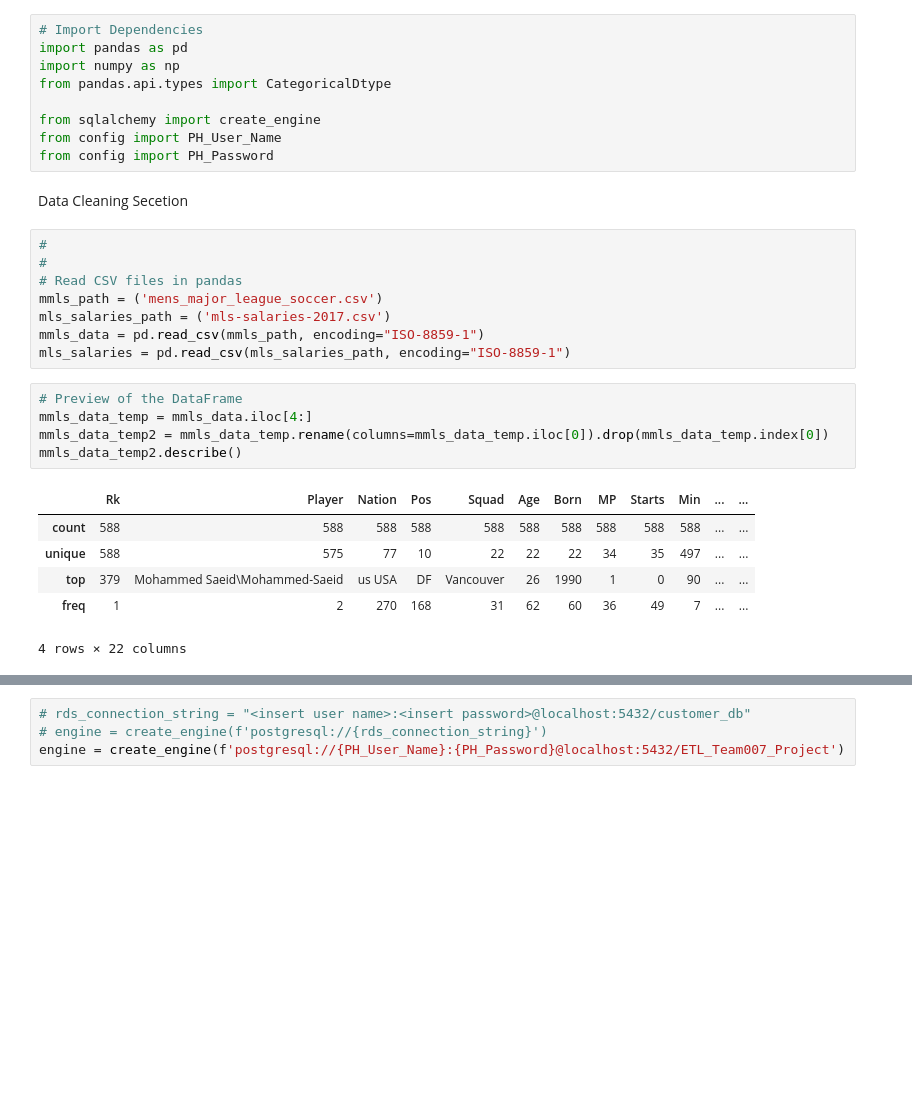
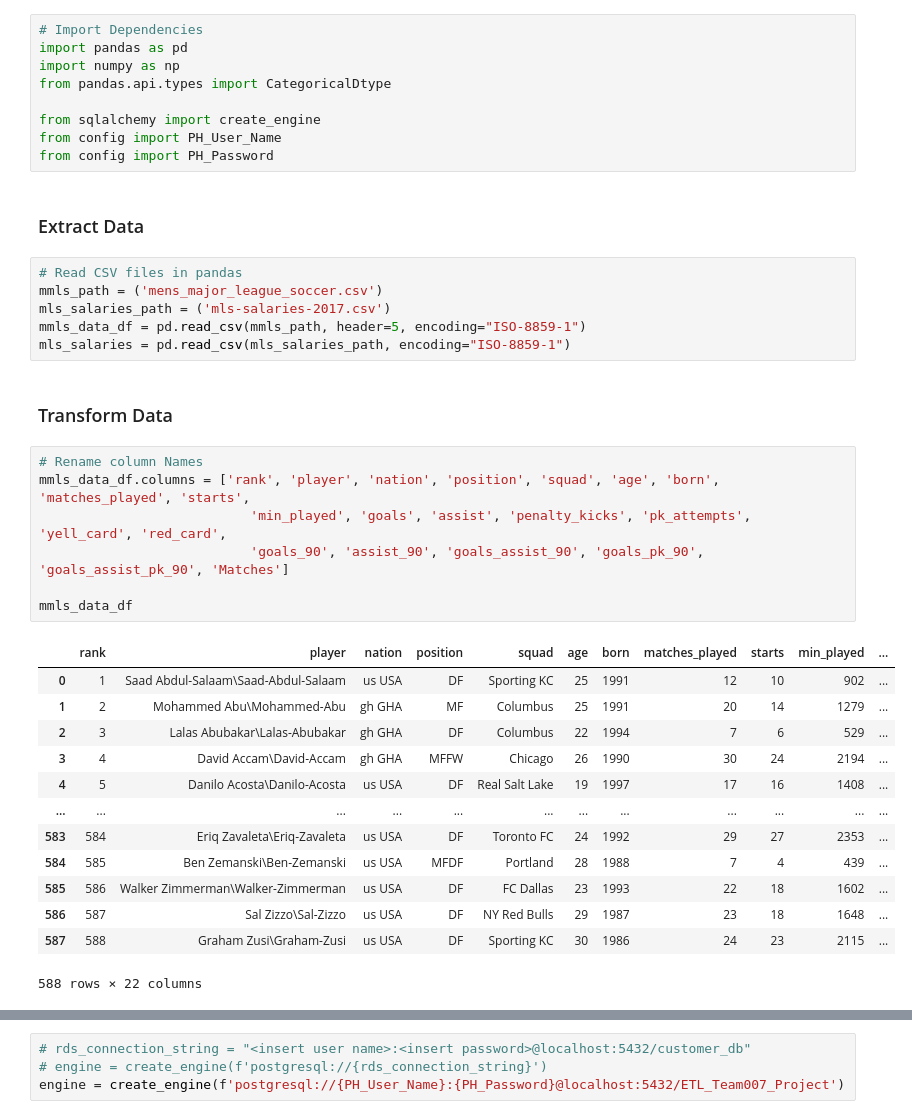
Before and after one commit to clmatherson/ETL_Project, a Jupyter notebook: MLS_ETL.ipynb, the cells around one changed output, grey strips where cells are left out. Saved outputs shown, nothing was run; the diff lists cells and outputs as text; blank space fills up the shorter version.

```diff
--- a/MLS_ETL.ipynb
+++ b/MLS_ETL.ipynb
@@ -9,26 +9,35 @@ from pandas.api.types import CategoricalDtype
 from sqlalchemy import create_engine
 from config import PH_User_Name
 from config import PH_Password
-# %% [markdown]
-Data Cleaning Secetion
+# %% [markdown]
+### Extract Data
 # %%
-#
-#
 # Read CSV files in pandas
 mmls_path = ('mens_major_league_soccer.csv')
 mls_salaries_path = ('mls-salaries-2017.csv')
-mmls_data = pd.read_csv(mmls_path, encoding="ISO-8859-1")
+mmls_data_df = pd.read_csv(mmls_path, header=5, encoding="ISO-8859-1")
 mls_salaries = pd.read_csv(mls_salaries_path, encoding="ISO-8859-1")
-# %%
-# Preview of the DataFrame
-mmls_data_temp = mmls_data.iloc[4:]
-mmls_data_temp2 = mmls_data_temp.rename(columns=mmls_data_temp.iloc[0]).drop(mmls_data_temp.index[0])
-mmls_data_temp2.describe()
-# %% [output]
-|  | Rk | Player | Nation | Pos | Squad | Age | Born | MP | Starts | Min | ... | ... |
-| count | 588 | 588 | 588 | 588 | 588 | 588 | 588 | 588 | 588 | 588 | ... | ... |
-| unique | 588 | 575 | 77 | 10 | 22 | 22 | 22 | 34 | 35 | 497 | ... | ... |
-| top | 379 | Mohammed Saeid\Mohammed-Saeid | us USA | DF | Vancouver | 26 | 1990 | 1 | 0 | 90 | ... | ... |
-| freq | 1 | 2 | 270 | 168 | 31 | 62 | 60 | 36 | 49 | 7 | ... | ... |
-4 rows × 22 columns
+# %% [markdown]
+### Transform Data
+# %%
+# Rename column Names
+mmls_data_df.columns = ['rank', 'player', 'nation', 'position', 'squad', 'age', 'born', 'matches_played', 'starts',
+                           'min_played', 'goals', 'assist', 'penalty_kicks', 'pk_attempts', 'yell_card', 'red_card',
+                           'goals_90', 'assist_90', 'goals_assist_90', 'goals_pk_90', 'goals_assist_pk_90', 'Matches']
+
+mmls_data_df
+# %% [output]
+|  | rank | player | nation | position | squad | age | born | matches_played | starts | min_played | ... |
+| 0 | 1 | Saad Abdul-Salaam\Saad-Abdul-Salaam | us USA | DF | Sporting KC | 25 | 1991 | 12 | 10 | 902 | ... |
+| 1 | 2 | Mohammed Abu\Mohammed-Abu | gh GHA | MF | Columbus | 25 | 1991 | 20 | 14 | 1279 | ... |
+| 2 | 3 | Lalas Abubakar\Lalas-Abubakar | gh GHA | DF | Columbus | 22 | 1994 | 7 | 6 | 529 | ... |
+| 3 | 4 | David Accam\David-Accam | gh GHA | MFFW | Chicago | 26 | 1990 | 30 | 24 | 2194 | ... |
+| 4 | 5 | Danilo Acosta\Danilo-Acosta | us USA | DF | Real Salt Lake | 19 | 1997 | 17 | 16 | 1408 | ... |
+| ... | ... | ... | ... | ... | ... | ... | ... | ... | ... | ... | ... |
+| 583 | 584 | Eriq Zavaleta\Eriq-Zavaleta | us USA | DF | Toronto FC | 24 | 1992 | 29 | 27 | 2353 | ... |
+| 584 | 585 | Ben Zemanski\Ben-Zemanski | us USA | MFDF | Portland | 28 | 1988 | 7 | 4 | 439 | ... |
+| 585 | 586 | Walker Zimmerman\Walker-Zimmerman | us USA | DF | FC Dallas | 23 | 1993 | 22 | 18 | 1602 | ... |
+| 586 | 587 | Sal Zizzo\Sal-Zizzo | us USA | DF | NY Red Bulls | 29 | 1987 | 23 | 18 | 1648 | ... |
+| 587 | 588 | Graham Zusi\Graham-Zusi | us USA | DF | Sporting KC | 30 | 1986 | 24 | 23 | 2115 | ... |
+588 rows × 22 columns
 # %%
```
Also changed, not shown: parts of 11 cells of this notebook.
